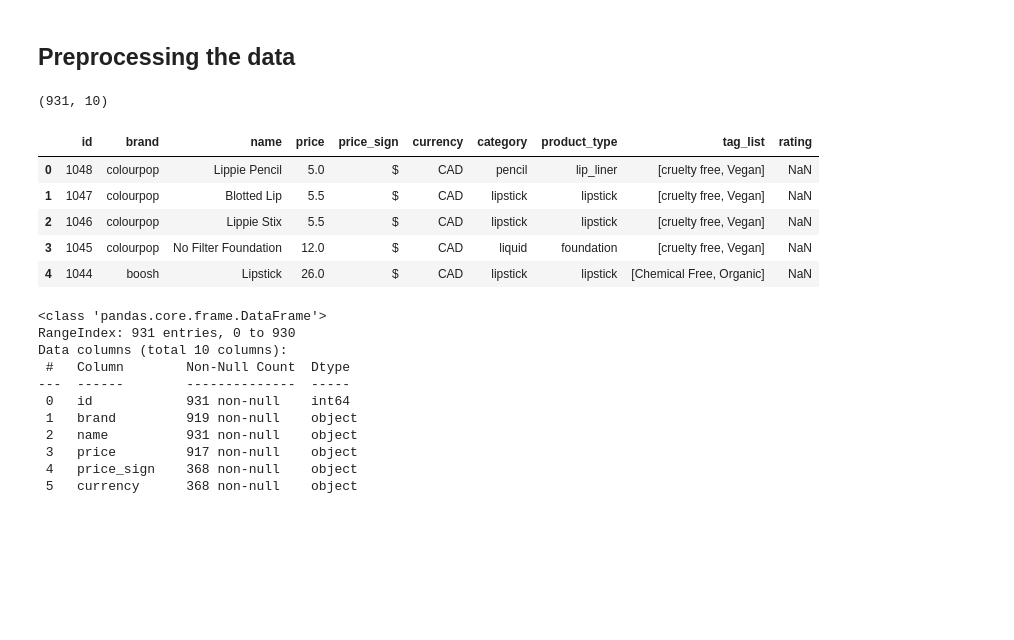
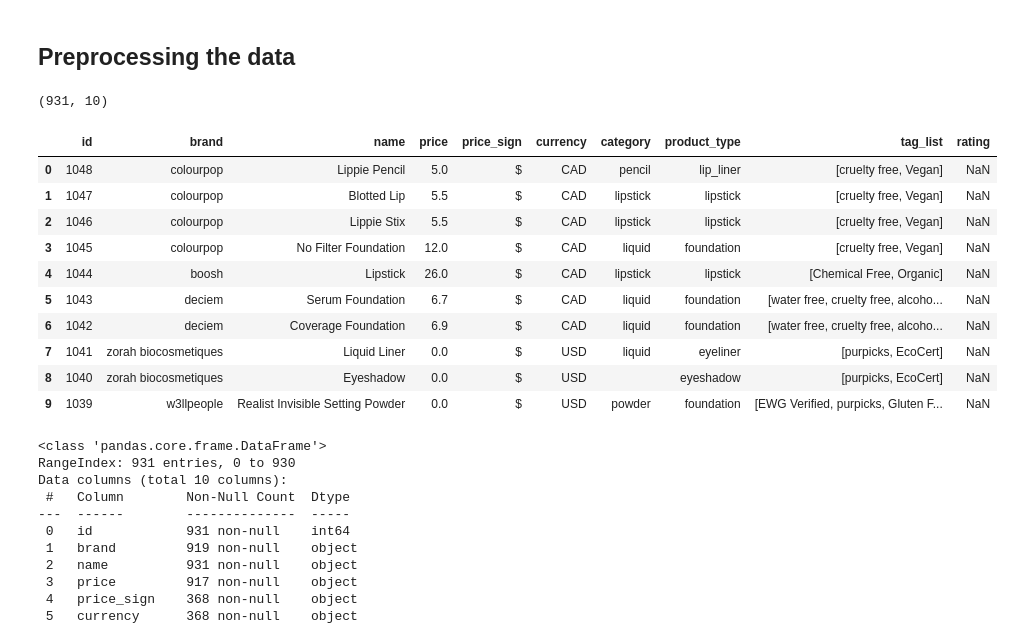
Before and after one commit to AmiJoba22/TEPP_Data_Project, a Jupyter notebook: notebooks/Christina_EDA.ipynb, the cells around one changed output. Cells and saved outputs as stored; diff of their text form; code cells hidden in the pictures; blank space fills up the shorter version.

```diff
--- a/notebooks/Christina_EDA.ipynb
+++ b/notebooks/Christina_EDA.ipynb
@@ -57,30 +59,35 @@ dict_keys(['id', 'brand', 'name', 'price', 'price_sign', 'currency', 'image_link
 # %%
 clean_data = []
 for row in data:
     clean_data.append({
         "id" : row["id"],
         "brand" : row["brand"],
         "name" : row['name'],
         "price": row["price"],
         "price_sign": row["price_sign"],
         "currency" : row["currency"],
         "category" : row["category"],
         "product_type" : row["product_type"],
         "tag_list" : row["tag_list"],
         "rating" : row["rating"]
     })
 
 df = pd.DataFrame(clean_data)
 print(df.shape)
-df.head()
+df.head(10)
 # %% [output]
 (931, 10)
 |  | id | brand | name | price | price_sign | currency | category | product_type | tag_list | rating |
 | 0 | 1048 | colourpop | Lippie Pencil | 5.0 | $ | CAD | pencil | lip_liner | [cruelty free, Vegan] | NaN |
 | 1 | 1047 | colourpop | Blotted Lip | 5.5 | $ | CAD | lipstick | lipstick | [cruelty free, Vegan] | NaN |
 | 2 | 1046 | colourpop | Lippie Stix | 5.5 | $ | CAD | lipstick | lipstick | [cruelty free, Vegan] | NaN |
 | 3 | 1045 | colourpop | No Filter Foundation | 12.0 | $ | CAD | liquid | foundation | [cruelty free, Vegan] | NaN |
 | 4 | 1044 | boosh | Lipstick | 26.0 | $ | CAD | lipstick | lipstick | [Chemical Free, Organic] | NaN |
+| 5 | 1043 | deciem | Serum Foundation | 6.7 | $ | CAD | liquid | foundation | [water free, cruelty free, alcoho... | NaN |
+| 6 | 1042 | deciem | Coverage Foundation | 6.9 | $ | CAD | liquid | foundation | [water free, cruelty free, alcoho... | NaN |
+| 7 | 1041 | zorah biocosmetiques | Liquid Liner | 0.0 | $ | USD | liquid | eyeliner | [purpicks, EcoCert] | NaN |
+| 8 | 1040 | zorah biocosmetiques | Eyeshadow | 0.0 | $ | USD |  | eyeshadow | [purpicks, EcoCert] | NaN |
+| 9 | 1039 | w3llpeople | Realist Invisible Setting Powder | 0.0 | $ | USD | powder | foundation | [EWG Verified, purpicks, Gluten F... | NaN |
 # %%
 df.info()
 # %% [output]
```
Also changed, not shown: parts of 34 cells of this notebook.
